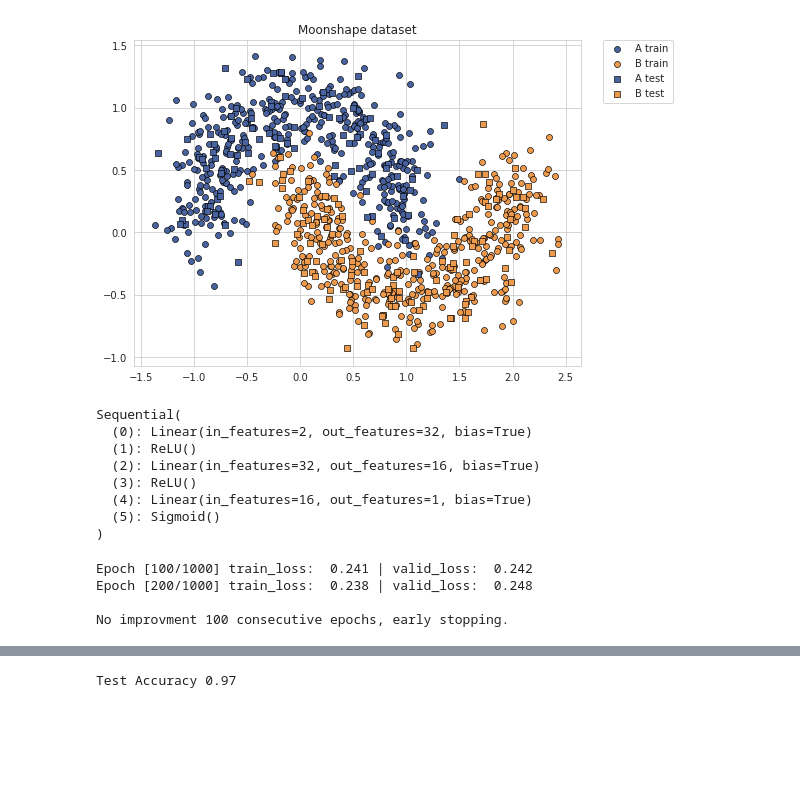
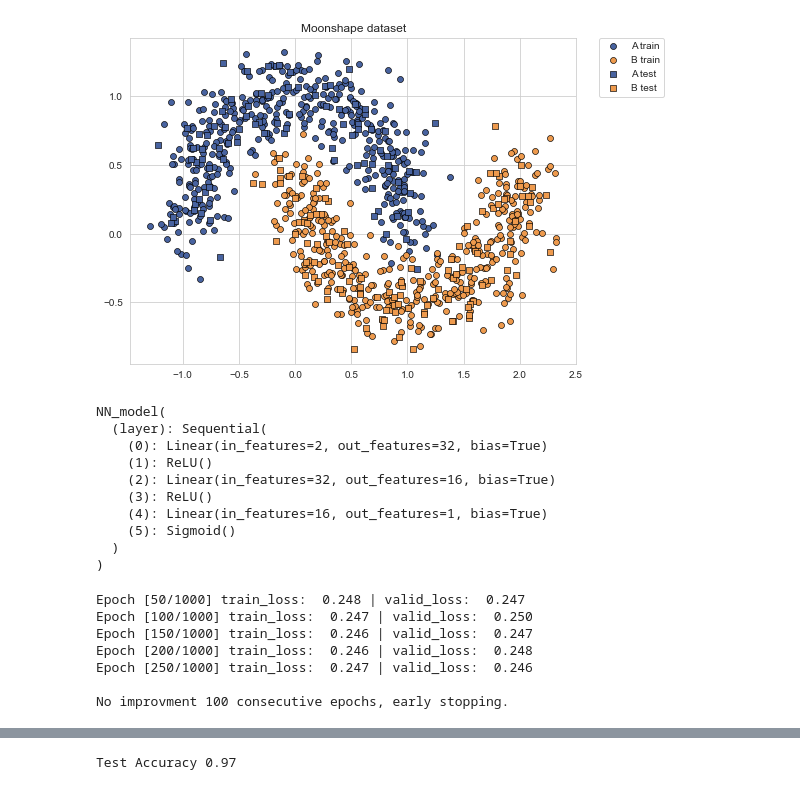
Before and after one commit to doggydoggy0101/pytorch, a Jupyter notebook: sequential.ipynb, the cells around one changed output, grey strips where cells are left out. Drawn from its saved outputs; the diff is of its cells as text; code cells hidden in the pictures; blank space fills up the shorter version.

```diff
--- a/sequential.ipynb
+++ b/sequential.ipynb
@@ -17,32 +29,32 @@ from torch.utils.data import DataLoader, TensorDataset, random_split
 # %%
-X,y = datasets.make_moons(n_samples=1000, noise=0.2, random_state=7)
+X,y = datasets.make_moons(n_samples=1000, noise=0.16, random_state=7)
 train_x, test_x, train_y, test_y = train_test_split(X, y, random_state=7,test_size=1/5)
 
 sns.set_style("whitegrid")
 plt.figure(figsize=(8,6))
 
 plt.scatter(
     train_x[np.where(train_y[:] == 0), 0], train_x[np.where(train_y[:] == 0), 1],
     marker="o", color="#4863A0", edgecolors="k", linewidths=0.64, label="A train")
 
 plt.scatter(
     train_x[np.where(train_y[:] == 1), 0], train_x[np.where(train_y[:] == 1), 1],
     marker="o", color="#EE9A4D", edgecolors="k", linewidths=0.64, label="B train")
 
 plt.scatter(
     test_x[np.where(test_y[:] == 0), 0], test_x[np.where(test_y[:] == 0), 1],
     marker="s", color="#4863A0", edgecolors="k", linewidths=0.64, label="A test")
 
 plt.scatter(
     test_x[np.where(test_y[:] == 1), 0], test_x[np.where(test_y[:] == 1), 1],
     marker="s", color="#EE9A4D", edgecolors="k", linewidths=0.64, label="B test")
 
 plt.legend(bbox_to_anchor=(1.05,1), loc="upper left", borderaxespad=0.0)
 
 plt.title("Moonshape dataset")
 plt.show()
 # %% [output]
-[figure, old version]
+[figure, new version]
 # %%
 train_x = torch.from_numpy(train_x).to(torch.float32)
 train_y = torch.from_numpy(train_y).to(torch.float32)
@@ -72,26 +84,34 @@ test_loader = torch.utils.data.DataLoader(dataset=test_dataset,
                                           batch_size=BATCH_SIZE,
                                           shuffle=False)
 # %%
-model = torch.nn.Sequential(
-    torch.nn.Linear(2, 32),
-    torch.nn.ReLU(),
-    torch.nn.Linear(32, 16),
-    torch.nn.ReLU(),
-    torch.nn.Linear(16, 1),
-    torch.nn.Sigmoid()
-    )
+class NN_model(torch.nn.Module):
+    def __init__(self):
+        super(NN_model, self).__init__()
+
+        self.layer = torch.nn.Sequential(torch.nn.Linear(2, 32),
+                                         torch.nn.ReLU(),
+                                         torch.nn.Linear(32, 16),
+                                         torch.nn.ReLU(),
+                                         torch.nn.Linear(16, 1),
+                                         torch.nn.Sigmoid())
+
+    def forward(self, x): return self.layer(x)
+
+model = NN_model().to(device)
 
 cost_func = torch.nn.MSELoss()
 optimizer = torch.optim.Adam(model.parameters(), lr=LEARN_RATE)
 print(model)
 # %% [output]
-Sequential(
-  (0): Linear(in_features=2, out_features=32, bias=True)
-  (1): ReLU()
-  (2): Linear(in_features=32, out_features=16, bias=True)
-  (3): ReLU()
-  (4): Linear(in_features=16, out_features=1, bias=True)
-  (5): Sigmoid()
+NN_model(
+  (layer): Sequential(
+    (0): Linear(in_features=2, out_features=32, bias=True)
+    (1): ReLU()
+    (2): Linear(in_features=32, out_features=16, bias=True)
+    (3): ReLU()
+    (4): Linear(in_features=16, out_features=1, bias=True)
+    (5): Sigmoid()
+  )
 )
 # %%
 LOSS,VAL_LOSS = [],[]
@@ -104,6 +124,8 @@ for epoch in range(NUM_EPOCHS):
     train_loss,valid_loss = 0.0,0.0
 
     for datas, labels in train_loader:
+        datas = datas.to(device)
+        labels = labels.to(device)
 
         outputs = model(datas)
         loss = cost_func(outputs, labels)
@@ -114,6 +136,8 @@ for epoch in range(NUM_EPOCHS):
         train_loss += loss.item()
 
     for datas, labels in valid_loader:
+        datas = datas.to(device)
+        labels = labels.to(device)
 
         outputs = model(datas)
         loss = cost_func(outputs, labels)
@@ -122,7 +146,7 @@ for epoch in range(NUM_EPOCHS):
     LOSS.append(train_loss)
     VAL_LOSS.append(valid_loss)
 
-    if (epoch+1) % 100 == 0: print('Epoch [{}/{}] train_loss: {:6.3f} | valid_loss: {:6.3f}'.format(epoch+1, NUM_EPOCHS ,(train_loss /len(train_loader)),(valid_loss /len(valid_loader))))
+    if (epoch+1) % 50 == 0: print('Epoch [{}/{}] train_loss: {:6.3f} | valid_loss: {:6.3f}'.format(epoch+1, NUM_EPOCHS ,(train_loss /len(train_loader)),(valid_loss /len(valid_loader))))
 
     if min_valid_loss > valid_loss:
         early_step, min_valid_loss = 0, valid_loss
@@ -133,8 +157,11 @@ for epoch in range(NUM_EPOCHS):
             print(f"\nNo improvment {EARLY_STOP} consecutive epochs, early stopping.")
             break
 # %% [output]
-Epoch [100/1000] train_loss:  0.241 | valid_loss:  0.242
-Epoch [200/1000] train_loss:  0.238 | valid_loss:  0.248
+Epoch [50/1000] train_loss:  0.248 | valid_loss:  0.247
+Epoch [100/1000] train_loss:  0.247 | valid_loss:  0.250
+Epoch [150/1000] train_loss:  0.246 | valid_loss:  0.247
+Epoch [200/1000] train_loss:  0.246 | valid_loss:  0.248
+Epoch [250/1000] train_loss:  0.247 | valid_loss:  0.246
 
 No improvment 100 consecutive epochs, early stopping.
 # %%
```
Also changed, not shown: parts of 5 cells of this notebook, 2 other files.
